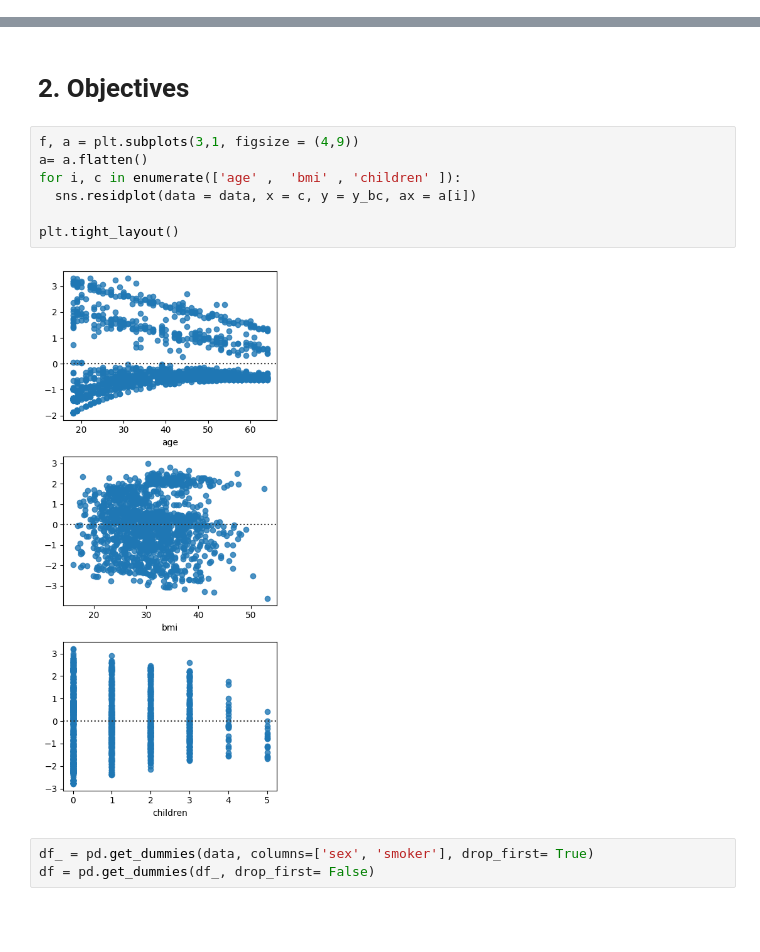
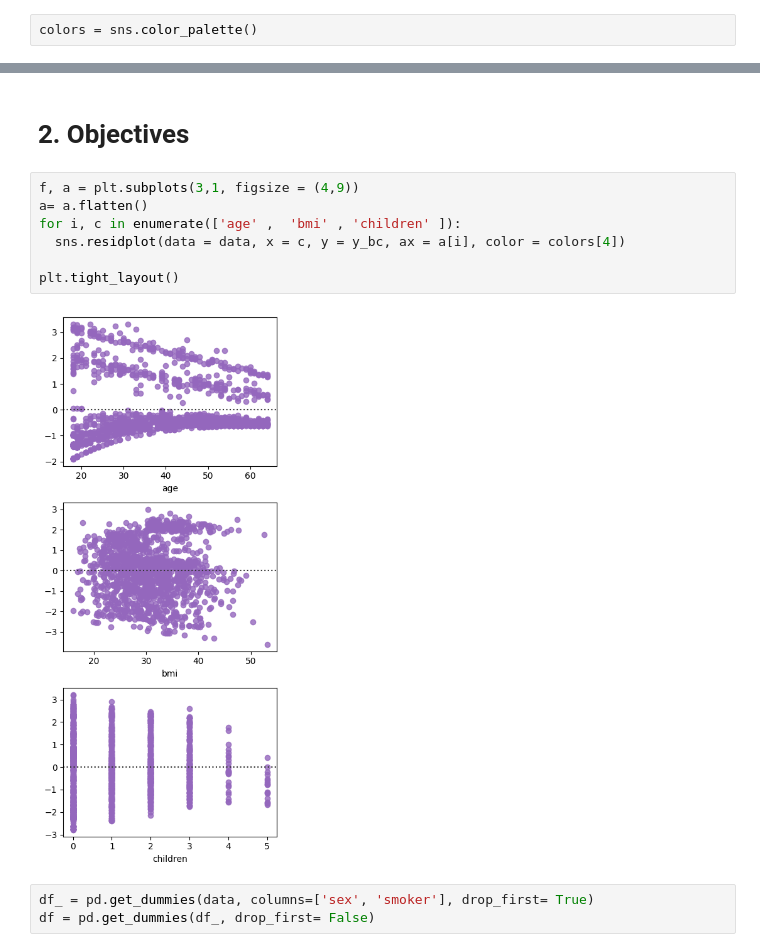
Before and after one commit to MassGH2023/Regression-Models, a Jupyter notebook: Insurance LM.ipynb, the cells around one changed output, grey strips where cells are left out. Cells and saved outputs as stored; diff of their text form; blank space fills up the shorter version.

```diff
--- a/Insurance LM.ipynb
+++ b/Insurance LM.ipynb
@@ -149,3 +147,5 @@ sns.pallet
+# %%
+colors = sns.color_palette()
 # %%
 sns.heatmap(data[numcols].corr(), annot = True, cmap="coolwarm", linecolor = 'white', linewidths=2, fmt=".2f")
 # %% [output]
@@ -156,12 +156,12 @@ sns.heatmap(data[numcols].corr(), annot = True, cmap="coolwarm", linecolor = 'wh
 # %%
 f, a = plt.subplots(3,1, figsize = (4,9))
 a= a.flatten()
 for i, c in enumerate(['age' ,	'bmi' ,	'children' ]):
-  sns.residplot(data = data, x = c, y = y_bc, ax = a[i])
+  sns.residplot(data = data, x = c, y = y_bc, ax = a[i], color = colors[4])
 
 plt.tight_layout()
 # %% [output]
-[figure, old version]
+[figure, new version]
 # %%
 df_ = pd.get_dummies(data, columns=['sex', 'smoker'], drop_first= True)
 df = pd.get_dummies(df_, drop_first= False)
```
Also changed, not shown: parts of 19 cells of this notebook.
